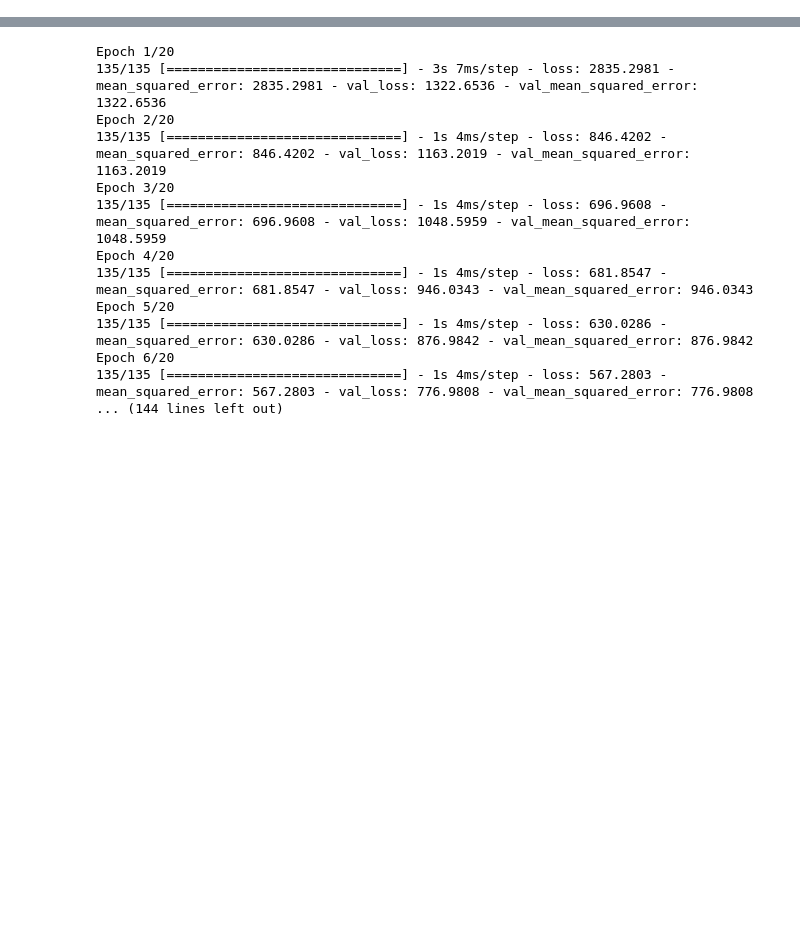
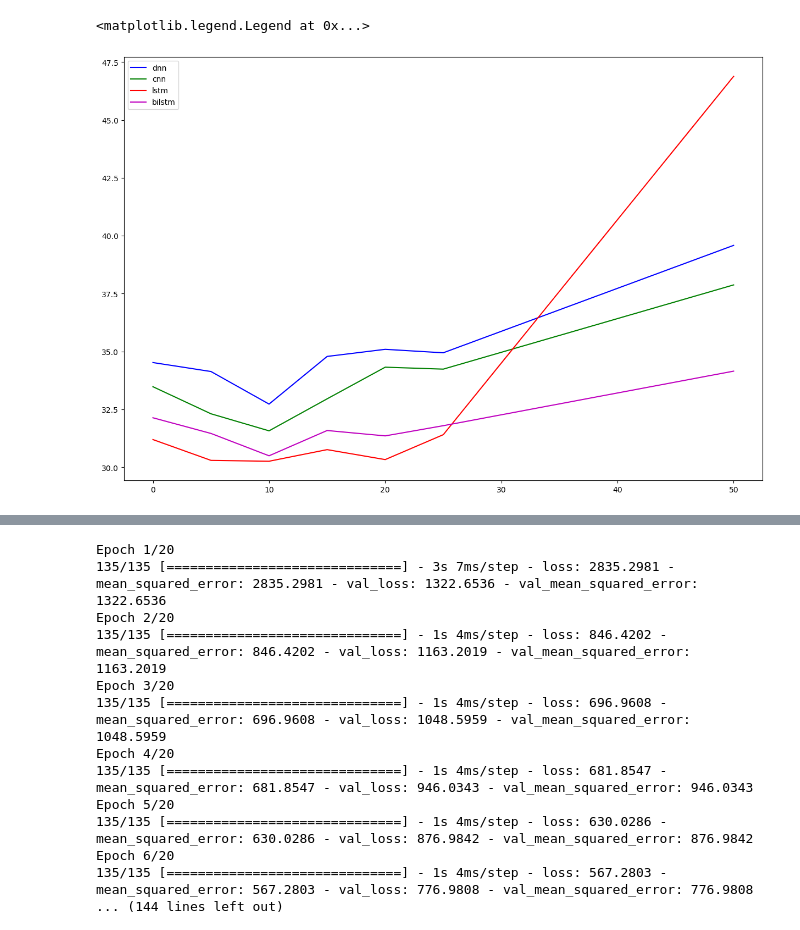
Before and after one commit to Observe-l/Wireless_Network, a Jupyter notebook: eval.ipynb, the cells around one changed output, grey strips where cells are left out. Saved outputs shown, nothing was run; the diff lists cells and outputs as text; code cells hidden in the pictures; blank space fills up the shorter version.

```diff
--- a/eval.ipynb
+++ b/eval.ipynb
@@ -163,11 +164,16 @@ def data_load(file_name:str = FILE_NAME, sequence_length=25, model_test:bool = F
             for id in train_df['id'].unique())
     # generate sequences and convert to numpy array
     seq_array = np.concatenate(list(seq_gen)).astype(np.float32)
-    # generate labels (generated from "label1" col as its binary classification)
+
+    # generate labels (generated from "RUL" col as it's RUL regression)
     label_gen = [gen_labels(train_df[train_df['id']==id], sequence_length, ['RUL'])
                 for id in train_df['id'].unique()]
+    rul_array = np.concatenate(label_gen).astype(np.float32)
+    # generate labels (generated from "label1" col as its binary classification)
+    label_gen = [gen_labels(train_df[train_df['id']==id], sequence_length, ['label1'])
+                for id in train_df['id'].unique()]
     label_array = np.concatenate(label_gen).astype(np.float32)
-    return seq_array, label_array
+    return seq_array, rul_array, label_array
 
 def update_data(train_data:pd.DataFrame):
     # get latest machine id
@@ -203,3 +216,3 @@ mlflow.set_tracking_uri("http://localhost:5000")
 # %%
-test_data, test_label = data_load(ORIGIN_DATA)
-testdata, testlabel = data_load(file_name=TEST_DATA,model_test=True)
+train_data, train_rul, train_label = data_load(ORIGIN_DATA)
+test_data, test_rul, test_label = data_load(file_name=TEST_DATA,model_test=True)
@@ -205,0 +291,17 @@ testdata, testlabel = data_load(file_name=TEST_DATA,model_test=True)
+# %%
+'''
+Calculate RMSE
+'''
+all_rmse = {}
+ave_rmse = {}
+for tmp_key in result_dic.keys():
+    if 'regression' in tmp_key:
+        all_rmse[tmp_key] = []
+        if 'dnn' in tmp_key or 'cnn' in tmp_key:
+            for tmp_pre in result_dic[tmp_key]:
+                all_rmse[tmp_key].append(root_mean_squared_error(test_rul, tmp_pre[:,-1]).numpy())
+        else:
+            for tmp_pre in result_dic[tmp_key]:
+                all_rmse[tmp_key].append(root_mean_squared_error(test_rul, tmp_pre).numpy())
+        # print(all_rmse)
+        ave_rmse[tmp_key] = np.mean(all_rmse[tmp_key])
@@ -205,0 +328,16 @@ testdata, testlabel = data_load(file_name=TEST_DATA,model_test=True)
+# %%
+dnn_rsme = [ave_rmse['loss0_regression_dnn'],ave_rmse['loss5_regression_dnn'],ave_rmse['loss10_regression_dnn'],ave_rmse['loss15_regression_dnn'],ave_rmse['loss20_regression_dnn'],ave_rmse['loss25_regression_dnn'],ave_rmse['loss50_regression_dnn']]
+cnn_rsme = [ave_rmse['loss0_regression_cnn'],ave_rmse['loss5_regression_cnn'],ave_rmse['loss10_regression_cnn'],ave_rmse['loss15_regression_cnn'],ave_rmse['loss20_regression_cnn'],ave_rmse['loss25_regression_cnn'],ave_rmse['loss50_regression_cnn']]
+lstm_rsme = [ave_rmse['loss0_regression_lstm'],ave_rmse['loss5_regression_lstm'],ave_rmse['loss10_regression_lstm'],ave_rmse['loss15_regression_lstm'],ave_rmse['loss20_regression_lstm'],ave_rmse['loss25_regression_lstm'],ave_rmse['loss50_regression_lstm']]
+bilstm_rsme = [ave_rmse['loss0_regression_bilstm'],ave_rmse['loss5_regression_bilstm'],ave_rmse['loss10_regression_bilstm'],ave_rmse['loss15_regression_bilstm'],ave_rmse['loss20_regression_bilstm'],ave_rmse['loss25_regression_bilstm'],ave_rmse['loss50_regression_bilstm']]
+# %%
+x_axes = [0,5,10,15,20,25,50]
+plt.figure(figsize=(15,10))
+plt.plot(x_axes,dnn_rsme,'b',label='dnn')
+plt.plot(x_axes,cnn_rsme,'g',label='cnn')
+plt.plot(x_axes,lstm_rsme,'r',label='lstm')
+plt.plot(x_axes,bilstm_rsme,'m',label='bilstm')
+plt.legend()
+# %% [output]
+<matplotlib.legend.Legend at 0x...>
+[figure, added]
```
Also changed, not shown: parts of 18 cells of this notebook, 15 other files.
